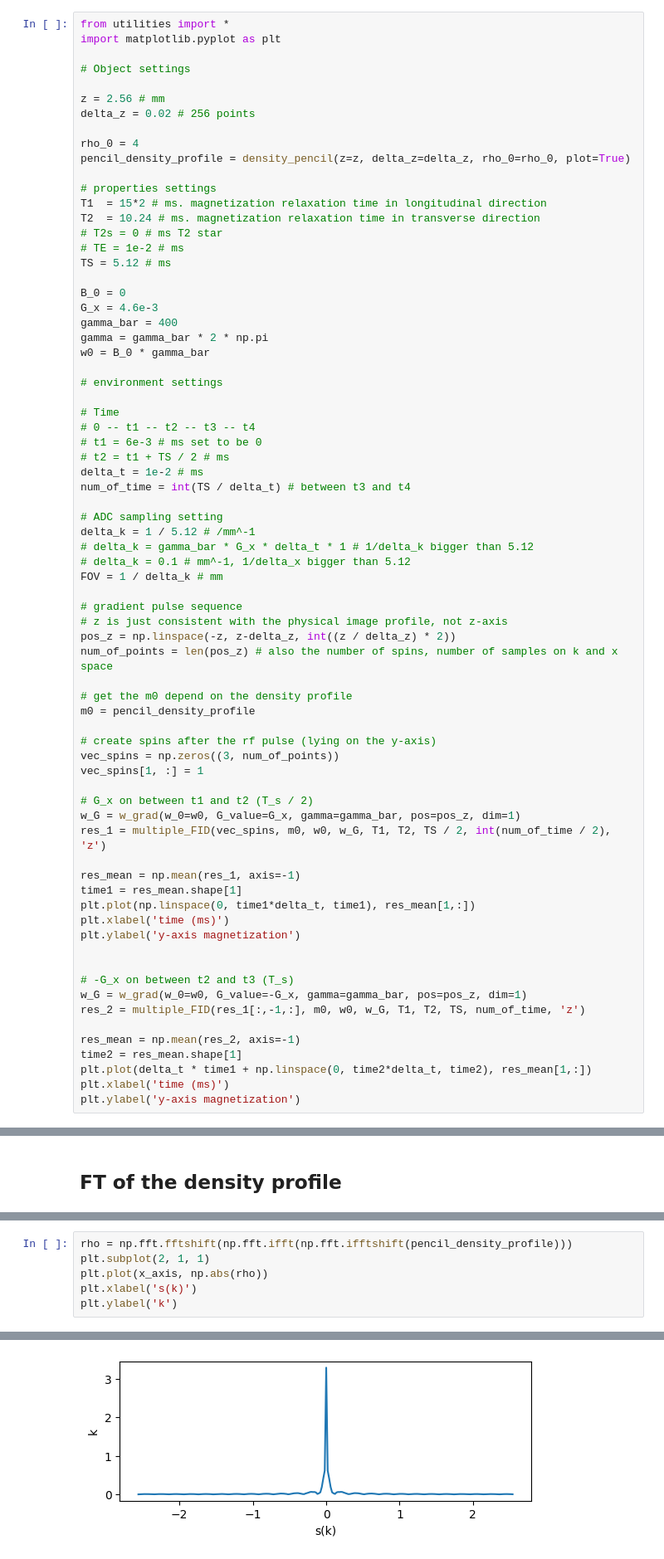
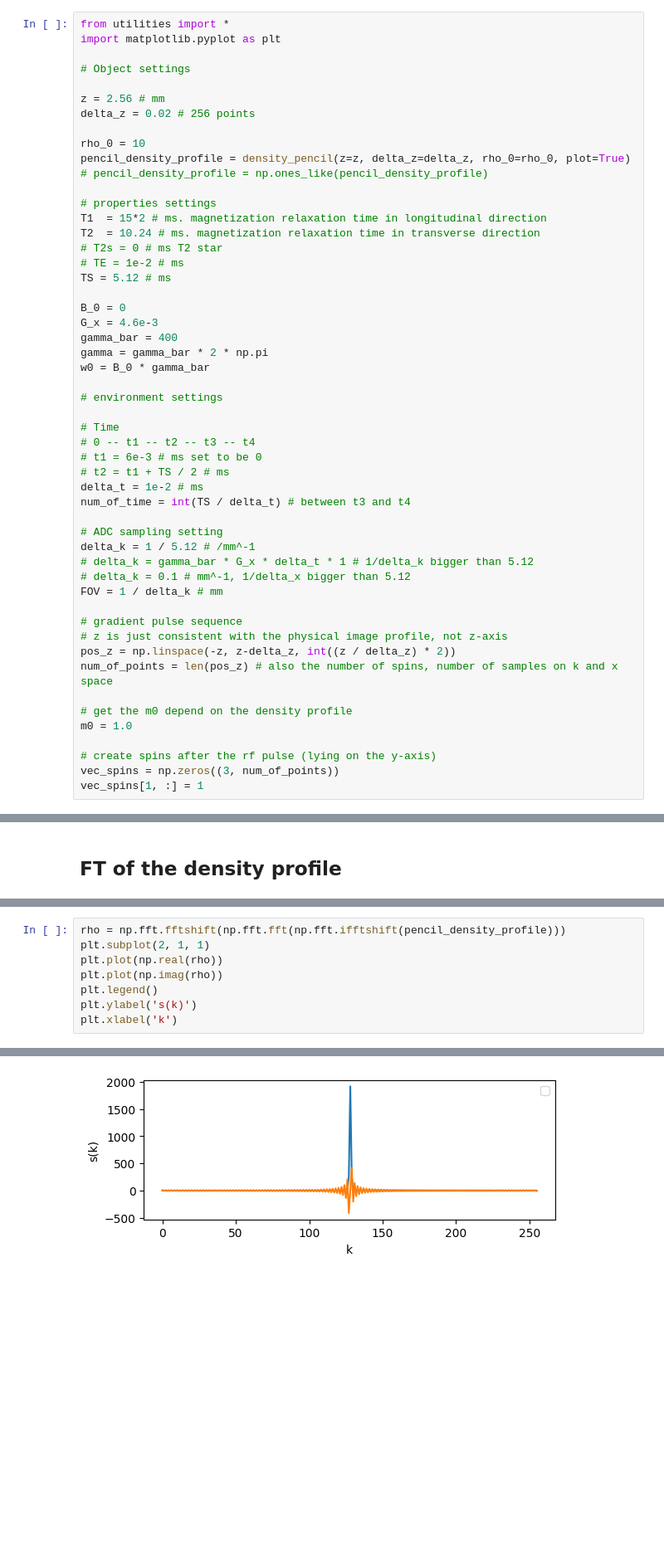
Before and after one commit to chongfengling/MRI-pulse-sequence-optimization, a Jupyter notebook: src/1d_pencil.ipynb, the cells around one changed output, grey strips where cells are left out. Shown at 83% size. Saved outputs shown, nothing was run; the diff lists cells and outputs as text; blank space fills up the shorter version.

```diff
--- a/src/1d_pencil.ipynb
+++ b/src/1d_pencil.ipynb
@@ -9,8 +9,9 @@ import matplotlib.pyplot as plt
 z = 2.56 # mm
 delta_z = 0.02 # 256 points
 
-rho_0 = 4
+rho_0 = 10
 pencil_density_profile = density_pencil(z=z, delta_z=delta_z, rho_0=rho_0, plot=True)
+# pencil_density_profile = np.ones_like(pencil_density_profile)
 
 # properties settings
 T1  = 15*2 # ms. magnetization relaxation time in longitudinal direction
@@ -46,30 +47,9 @@ pos_z = np.linspace(-z, z-delta_z, int((z / delta_z) * 2))
 num_of_points = len(pos_z) # also the number of spins, number of samples on k and x space
 
 # get the m0 depend on the density profile
-m0 = pencil_density_profile
+m0 = 1.0
 
 # create spins after the rf pulse (lying on the y-axis)
 vec_spins = np.zeros((3, num_of_points))
 vec_spins[1, :] = 1
-
-# G_x on between t1 and t2 (T_s / 2)
-w_G = w_grad(w_0=w0, G_value=G_x, gamma=gamma_bar, pos=pos_z, dim=1)
-res_1 = multiple_FID(vec_spins, m0, w0, w_G, T1, T2, TS / 2, int(num_of_time / 2), 'z')
-
-res_mean = np.mean(res_1, axis=-1)
-time1 = res_mean.shape[1]
-plt.plot(np.linspace(0, time1*delta_t, time1), res_mean[1,:])
-plt.xlabel('time (ms)')
-plt.ylabel('y-axis magnetization')
-
-
-# -G_x on between t2 and t3 (T_s)
-w_G = w_grad(w_0=w0, G_value=-G_x, gamma=gamma_bar, pos=pos_z, dim=1)
-res_2 = multiple_FID(res_1[:,-1,:], m0, w0, w_G, T1, T2, TS, num_of_time, 'z')
-
-res_mean = np.mean(res_2, axis=-1)
-time2 = res_mean.shape[1]
-plt.plot(delta_t * time1 + np.linspace(0, time2*delta_t, time2), res_mean[1,:])
-plt.xlabel('time (ms)')
-plt.ylabel('y-axis magnetization')
 # %% [output]
@@ -148,7 +152,9 @@ plt.show()
 # %%
-rho = np.fft.fftshift(np.fft.ifft(np.fft.ifftshift(pencil_density_profile)))
+rho = np.fft.fftshift(np.fft.fft(np.fft.ifftshift(pencil_density_profile)))
 plt.subplot(2, 1, 1)
-plt.plot(x_axis, np.abs(rho))
-plt.xlabel('s(k)')
-plt.ylabel('k')
+plt.plot(np.real(rho))
+plt.plot(np.imag(rho))
+plt.legend()
+plt.ylabel('s(k)')
+plt.xlabel('k')
 # %% [output]
@@ -156,2 +163,2 @@ Text(0, 0.5, 'k')
-[figure, old version]
+[figure, new version]
 # %%
```
Also changed, not shown: parts of 13 cells of this notebook, 1 other file.
